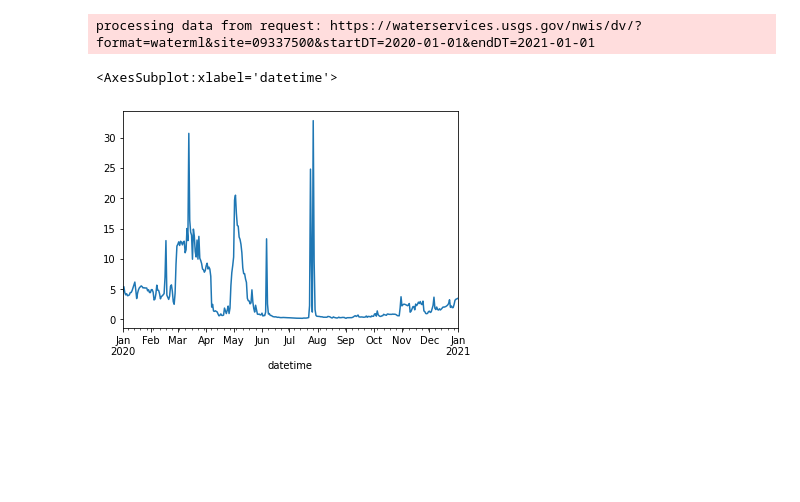
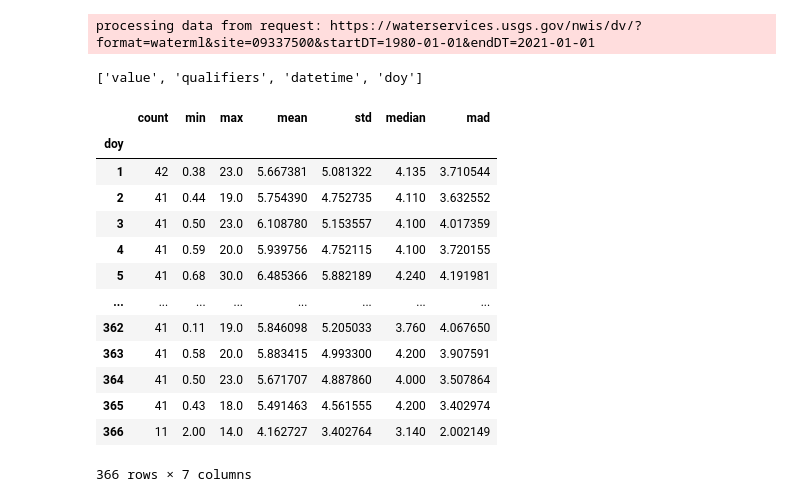
Before and after one commit to luggage-problem/escalante-flows, a Jupyter notebook: notebooks/climatology.ipynb, the cells around one changed output. Drawn from its saved outputs; the diff is of its cells as text; code cells hidden in the pictures; blank space fills up the shorter version.

```diff
--- a/notebooks/climatology.ipynb
+++ b/notebooks/climatology.ipynb
@@ -4,9 +5,29 @@ from flows_n_snows import config, utils
 # %%
-flow_df = utils.fetch_river_flows(config.river_gauge,'2020-01-01','2021-01-01')
+flow_df = utils.fetch_river_flows(config.river_gauge,'1980-01-01','2021-01-01')
+flow_df['datetime'] = flow_df.index
+flow_df['doy'] = flow_df.datetime.dt.dayofyear
 # %% [output]
-processing data from request: https://waterservices.usgs.gov/nwis/dv/?format=waterml&site=09337500&startDT=2020-01-01&endDT=2021-01-01
+processing data from request: https://waterservices.usgs.gov/nwis/dv/?format=waterml&site=09337500&startDT=1980-01-01&endDT=2021-01-01
-# %%
-flow_df.value.plot()
-# %% [output]
-<AxesSubplot:xlabel='datetime'>
-[figure, removed]
+# %%
+list(flow_df)
+# %% [output]
+['value', 'qualifiers', 'datetime', 'doy']
+# %%
+stat_list = ['count','min','max','mean','std','median','mad']
+doy_stats = flow_df.groupby('doy').agg(stat_list)['value']
+doy_stats
+# %% [output]
+|  | count | min | max | mean | std | median | mad |
+| doy |  |  |  |  |  |  |  |
+| 1 | 42 | 0.38 | 23.0 | 5.667381 | 5.081322 | 4.135 | 3.710544 |
+| 2 | 41 | 0.44 | 19.0 | 5.754390 | 4.752735 | 4.110 | 3.632552 |
+| 3 | 41 | 0.50 | 23.0 | 6.108780 | 5.153557 | 4.100 | 4.017359 |
+| 4 | 41 | 0.59 | 20.0 | 5.939756 | 4.752115 | 4.100 | 3.720155 |
+| 5 | 41 | 0.68 | 30.0 | 6.485366 | 5.882189 | 4.240 | 4.191981 |
+| ... | ... | ... | ... | ... | ... | ... | ... |
+| 362 | 41 | 0.11 | 19.0 | 5.846098 | 5.205033 | 3.760 | 4.067650 |
+| 363 | 41 | 0.58 | 20.0 | 5.883415 | 4.993300 | 4.200 | 3.907591 |
+| 364 | 41 | 0.50 | 23.0 | 5.671707 | 4.887860 | 4.000 | 3.507864 |
+| 365 | 41 | 0.43 | 18.0 | 5.491463 | 4.561555 | 4.200 | 3.402974 |
+| 366 | 11 | 2.00 | 14.0 | 4.162727 | 3.402764 | 3.140 | 2.002149 |
+366 rows × 7 columns
```
Also changed, not shown: parts of 2 cells of this notebook, 1 other file.
